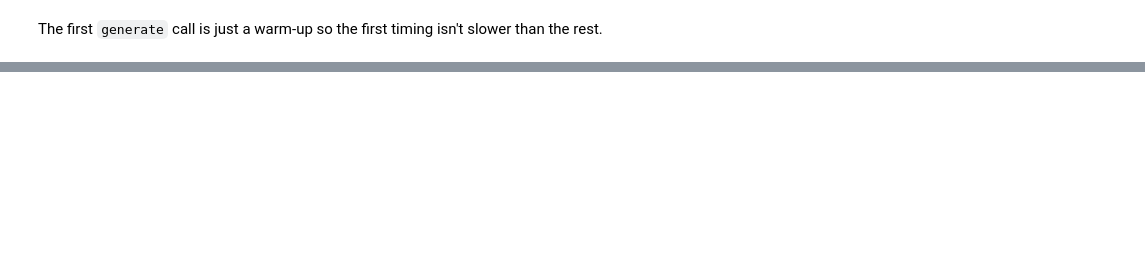
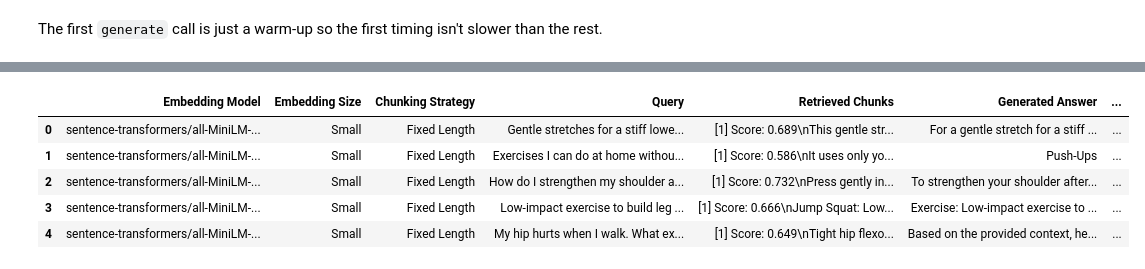
Before and after one commit to jacquelineshin/7_Rehab-It, a Jupyter notebook: rag_system/rag_system.ipynb, the cells around one changed output, grey strips where cells are left out. Cells and saved outputs as stored; diff of their text form; code cells hidden in the pictures; blank space fills up the shorter version.

Commit message:
part 2

```diff
--- a/rag_system/rag_system.ipynb
+++ b/rag_system/rag_system.ipynb
@@ -412,2 +412,72 @@ generation time: 2.37 sec
 # %% [markdown]
 The first `generate` call is just a warm-up so the first timing isn't slower than the rest.
+# %%
+
+# PART 2: RAG SYSTEM EXPERIMENTS
+# 3 embedding models x 3 chunking strategies x 5 queries = 45 runs
+
+queries = [
+    "Gentle stretches for a stiff lower back",
+    "Exercises I can do at home without any equipment",
+    "How do I strengthen my shoulder after surgery?",
+    "Low-impact exercise to build leg strength",
+    "My hip hurts when I walk. What exercises might help?"
+]
+
+results = []
+
+totalRuns = len(embeddingModels) * len(chunkSets) * len(queries)
+runNumber = 0
+
+for size in embeddingModels:
+    for strategy in chunkSets:
+        for query in queries:
+            runNumber += 1
+            print(f"Running {runNumber}/{totalRuns}: {size} | {strategy}")
+
+            try:
+                output = askRag(query, size, strategy)
+
+                retrievedText = "\n\n".join(
+                    f"[{i + 1}] Score: {chunk['score']}\n{chunk['text']}"
+                    for i, chunk in enumerate(output["retrieved"])
+                )
+
+                results.append({
+                    "Embedding Model": embeddingModels[size],
+                    "Embedding Size": size,
+                    "Chunking Strategy": strategy,
+                    "Query": query,
+                    "Retrieved Chunks": retrievedText,
+                    "Generated Answer": output["answer"],
+                    "Retrieval Latency (s)": output["retrievalTime"],
+                    "Generation Latency (s)": output["generationTime"],
+                    "Total Latency (s)": round(
+                        output["retrievalTime"] + output["generationTime"], 3
+                    ),
+                    "Retrieved Context Quality (1-10)": "",
+                    "Answer Quality (1-10)": "",
+                    "Notes": ""
+                })
+
+            except Exception as e:
+                print(f"ERROR: {e}")
+                results.append({
+                    "Embedding Model": embeddingModels[size],
+                    "Embedding Size": size,
+                    "Chunking Strategy": strategy,
+                    "Query": query,
+                    "Notes": f"ERROR: {e}"
+                })
+
+            # Save progress after each experiment
+            pd.DataFrame(results).to_csv(
+                "part2_final_results.csv", index=False
+            )
+
+print(f"\nFinished {len(results)} experiments.")
+print("Saved to part2_final_results.csv")
+
+resultsDF = pd.DataFrame(results)
+display(resultsDF.head())
+# %% [output]
@@ -413,0 +501,6 @@ The first `generate` call is just a warm-up so the first timing isn't slower tha
+|  | Embedding Model | Embedding Size | Chunking Strategy | Query | Retrieved Chunks | Generated Answer | ... |
+| 0 | sentence-transformers/all-MiniLM-... | Small | Fixed Length | Gentle stretches for a stiff lowe... | [1] Score: 0.689\nThis gentle str... | For a gentle stretch for a stiff ... | ... |
+| 1 | sentence-transformers/all-MiniLM-... | Small | Fixed Length | Exercises I can do at home withou... | [1] Score: 0.586\nIt uses only yo... | Push-Ups | ... |
+| 2 | sentence-transformers/all-MiniLM-... | Small | Fixed Length | How do I strengthen my shoulder a... | [1] Score: 0.732\nPress gently in... | To strengthen your shoulder after... | ... |
+| 3 | sentence-transformers/all-MiniLM-... | Small | Fixed Length | Low-impact exercise to build leg ... | [1] Score: 0.666\nJump Squat: Low... | Exercise: Low-impact exercise to ... | ... |
+| 4 | sentence-transformers/all-MiniLM-... | Small | Fixed Length | My hip hurts when I walk. What ex... | [1] Score: 0.649\nTight hip flexo... | Based on the provided context, he... | ... |
```
Also changed, not shown: parts of 6 cells of this notebook, 6 other files.
